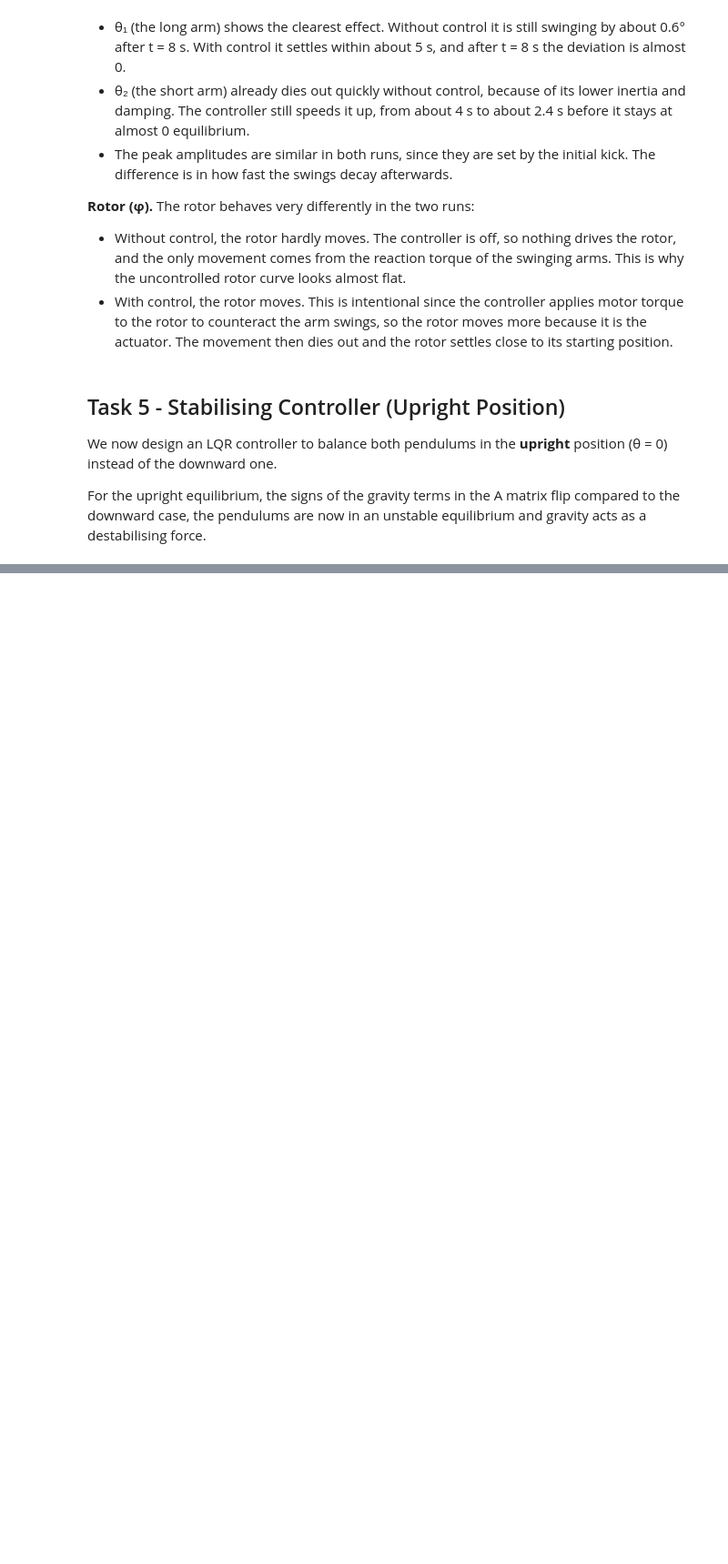
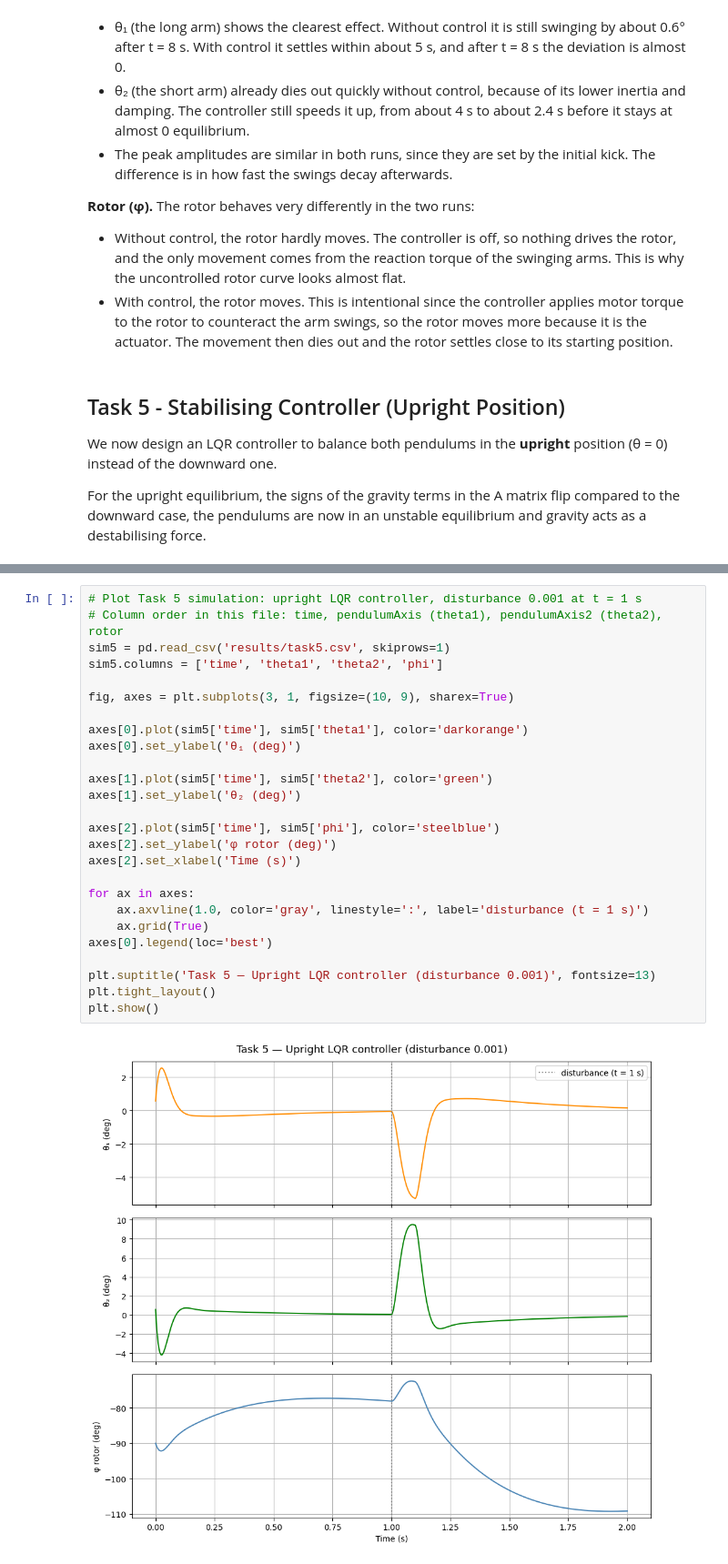
Before and after one commit to elinaRosato/FRTN65-Lab-2, a Jupyter notebook: lab2_furuta_modeling.ipynb, the cells around one changed output, grey strips where cells are left out. Shown at 91% size. Drawn from its saved outputs; the diff is of its cells as text; blank space fills up the shorter version.

```diff
--- a/lab2_furuta_modeling.ipynb
+++ b/lab2_furuta_modeling.ipynb
@@ -382,3 +386,31 @@ print("All stable:", all(e.real < 0 for e in eigs_up))
+# %%
+# Plot Task 5 simulation: upright LQR controller, disturbance 0.001 at t = 1 s
+# Column order in this file: time, pendulumAxis (theta1), pendulumAxis2 (theta2), rotor
+sim5 = pd.read_csv('results/task5.csv', skiprows=1)
+sim5.columns = ['time', 'theta1', 'theta2', 'phi']
+
+fig, axes = plt.subplots(3, 1, figsize=(10, 9), sharex=True)
+
+axes[0].plot(sim5['time'], sim5['theta1'], color='darkorange')
+axes[0].set_ylabel('θ₁ (deg)')
+
+axes[1].plot(sim5['time'], sim5['theta2'], color='green')
+axes[1].set_ylabel('θ₂ (deg)')
+
+axes[2].plot(sim5['time'], sim5['phi'], color='steelblue')
+axes[2].set_ylabel('φ rotor (deg)')
+axes[2].set_xlabel('Time (s)')
+
+for ax in axes:
+    ax.axvline(1.0, color='gray', linestyle=':', label='disturbance (t = 1 s)')
+    ax.grid(True)
+axes[0].legend(loc='best')
+
+plt.suptitle('Task 5 — Upright LQR controller (disturbance 0.001)', fontsize=13)
+plt.tight_layout()
+plt.show()
+# %% [output]
+[figure, added]
 # %% [markdown]
 ### Observations
 
```
Also changed, not shown: parts of 2 cells of this notebook, 2 other files.
